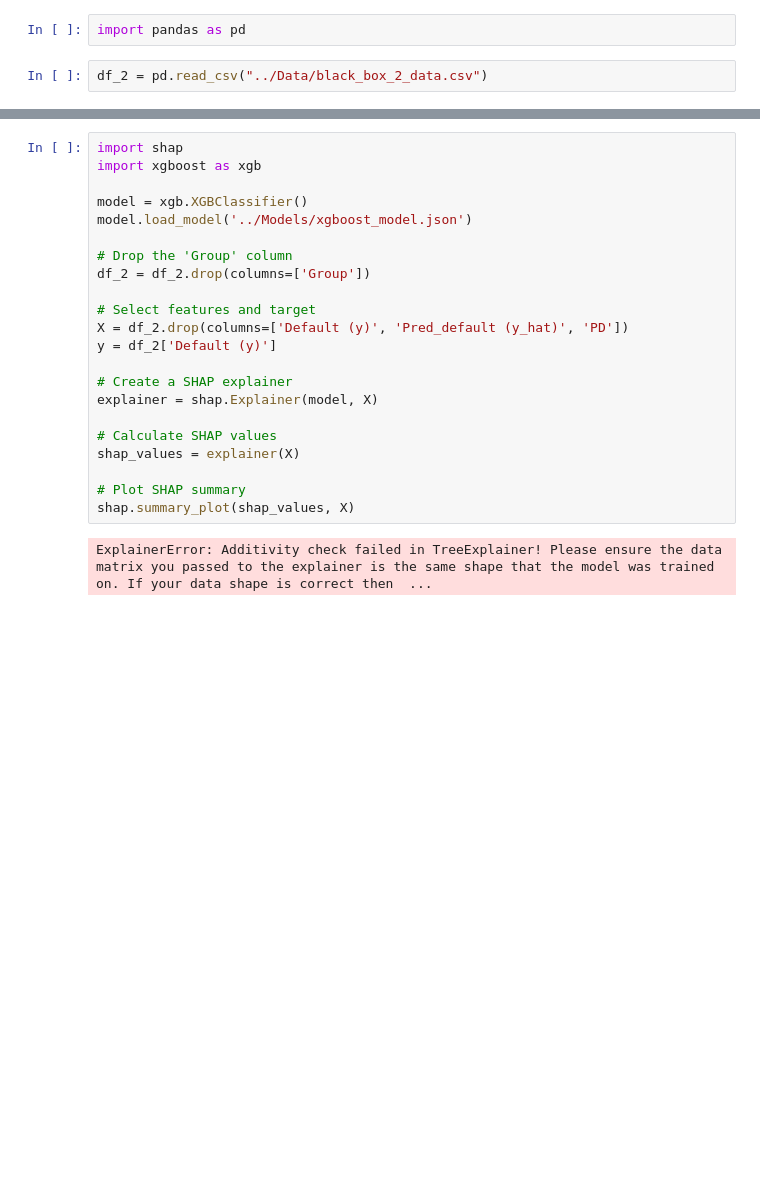
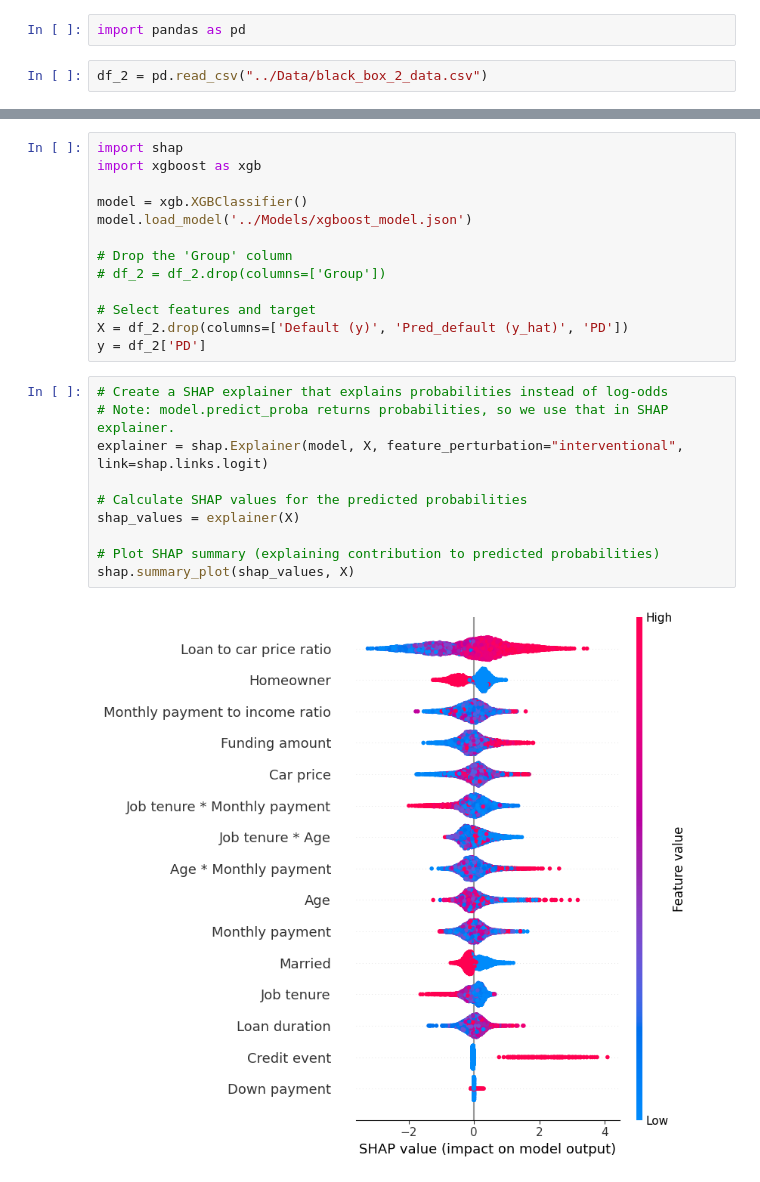
Before and after one commit to Ameya1337/Algorithmic-Fairness-and-Interpretability, a Jupyter notebook: Code/step_5.ipynb, the cells around one changed output, grey strips where cells are left out. Saved outputs shown, nothing was run; the diff lists cells and outputs as text; blank space fills up the shorter version.

Commit message:
shap values

```diff
--- a/Code/step_5.ipynb
+++ b/Code/step_5.ipynb
@@ -26,19 +10,20 @@ model = xgb.XGBClassifier()
 model.load_model('../Models/xgboost_model.json')
 
 # Drop the 'Group' column
-df_2 = df_2.drop(columns=['Group'])
+# df_2 = df_2.drop(columns=['Group'])
 
 # Select features and target
 X = df_2.drop(columns=['Default (y)', 'Pred_default (y_hat)', 'PD'])
-y = df_2['Default (y)']
-
-# Create a SHAP explainer
-explainer = shap.Explainer(model, X)
-
-# Calculate SHAP values
-shap_values = explainer(X)
-
-# Plot SHAP summary
-shap.summary_plot(shap_values, X)
+y = df_2['PD']
-# %% [output]
-ExplainerError: Additivity check failed in TreeExplainer! Please ensure the data matrix you passed to the explainer is the same shape that the model was trained on. If your data shape is correct then  ...
+# %%
+# Create a SHAP explainer that explains probabilities instead of log-odds
+# Note: model.predict_proba returns probabilities, so we use that in SHAP explainer.
+explainer = shap.Explainer(model, X, feature_perturbation="interventional", link=shap.links.logit)
+
+# Calculate SHAP values for the predicted probabilities
+shap_values = explainer(X)
+
+# Plot SHAP summary (explaining contribution to predicted probabilities)
+shap.summary_plot(shap_values, X)
+# %% [output]
+[figure, added]
```
Also changed, not shown: parts of 2 cells of this notebook.
